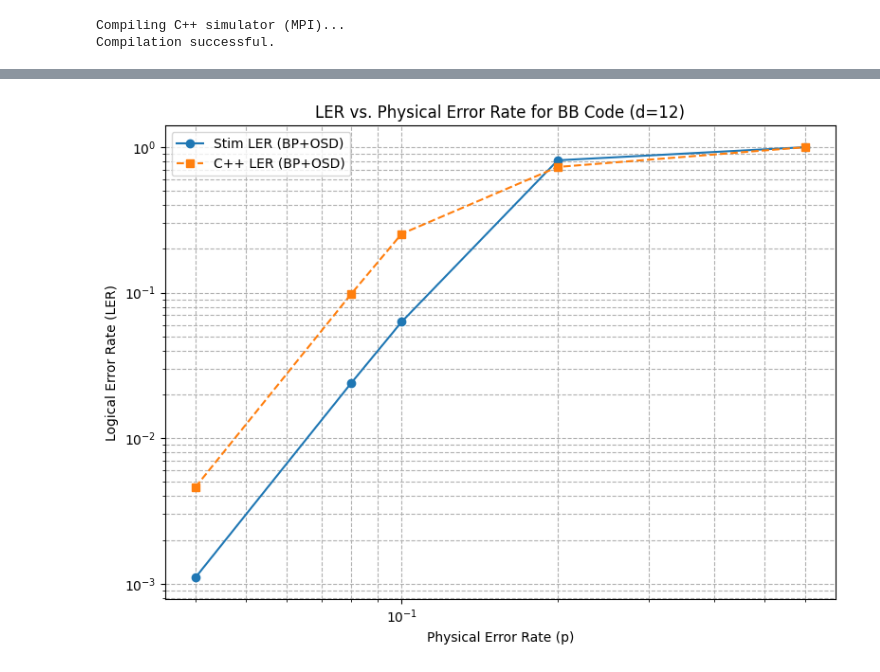
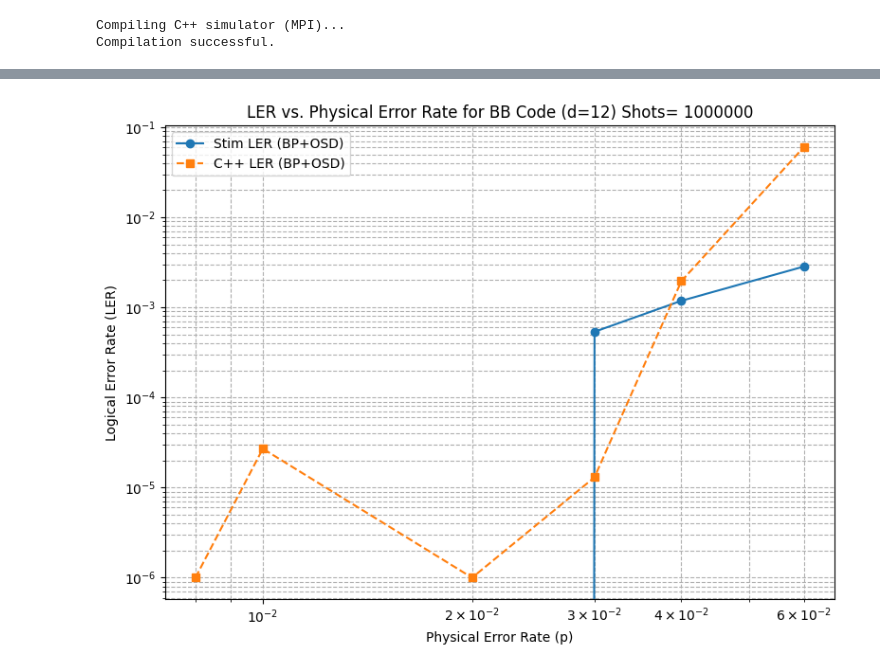
Before and after one commit to pnnl/NWQ-Sim, a Jupyter notebook: stabilizer/damping_work/qPLDC-circuits/tomas/bb_code_ler.ipynb, the cells around one changed output, grey strips where cells are left out. Drawn from its saved outputs; the diff is of its cells as text; code cells hidden in the pictures.

```diff
--- a/stabilizer/damping_work/qPLDC-circuits/tomas/bb_code_ler.ipynb
+++ b/stabilizer/damping_work/qPLDC-circuits/tomas/bb_code_ler.ipynb
@@ -105,13 +105,13 @@ Compilation successful.
 circuit = "bicycle_bivariate_144_12_12_memory_Z"
 distance = 12
 rounds = 12
-SHOTS = 50000000
+SHOTS = 1000000
 # %%
 #Parameters
 tasks = []
 T1 = 10 ** -4
 T2 = 10 ** -4
-tau = np.array([4*10**-7, 6*10**-7, 8*10**-7, 9*10**-7, 10**-6, 1.5*10**-6, 2*10**-6, 4*10**-6, 6*10**-6])
+tau = np.array([8*10**-7, 10**-6, 2*10**-6, 3*10**-6, 4*10**-6, 6*10**-6])
 lam = 1/T2 - 1/(2*T1)
 p_amp = 1 - np.exp(-tau/T1)
 p_phase = 1 - np.exp(-lam*tau)
@@ -178,9 +178,9 @@ def run_stim_experiment(tasks, shots):
             max_errors=100,
             custom_decoders={
                 'bposd': BPOSD(
-                    max_iter=200,
+                    max_iter=1000,
                     bp_method="ms",
-                    osd_order=2,
+                    osd_order=10,
                     osd_method="osd_cs"
                 )
             },
@@ -190,11 +190,25 @@ def run_stim_experiment(tasks, shots):
         stat = collected_stats[0]
         stim_ler = stat.errors / stat.shots if stat.shots > 0 else 0.0
         stim_lers.append(stim_ler)
-        print(f"Stim LER: {stim_ler:.4f}, Sim+Decoding Time: {stim_time:.4f}s")
+        print(f"Stim LER: {stim_ler}, Sim+Decoding Time: {stim_time:}s")
     return stim_lers
 
 # --- Run Stim-only experiment ---
 stim_logical_error_rates = run_stim_experiment(tasks, SHOTS)
 print("\nStim complete.")
 print("Stim LERs:", stim_logical_error_rates)
+
+try:
+    results_dir = "./results"
+    p_amp_arr = 1 - np.exp(-tau / T1)
+    lam = 1 / T2 - 1 / (2 * T1)
+    p_phase_arr = 1 - np.exp(-lam * tau)
+    stim_results_path = os.path.join(results_dir, f"stim_bposd_results_d{distance}_shots{SHOTS}.txt")
+    with open(stim_results_path, "w") as f:
+        f.write("# tau\tp_amp\tp_phase\tstim_ler\n")
+        for ta, pa, pp, ler in zip(tau, p_amp_arr, p_phase_arr, stim_logical_error_rates):
+            f.write(f"{ta}\t{pa}\t{pp}\t{ler}\n")
+    print(f"Saved Stim (BP+OSD) results to {stim_results_path}")
+except Exception as e:
+    print("Failed to save Stim results:", e)
 # %% [output]
@@ -371,17 +413,17 @@ C++ LERs: [0.0046, 0.0984, 0.2538, 0.7312, 0.9995]
 # %%
 # --- Plotting Results ---
 plt.figure(figsize=(8, 6))
 
 plt.plot(tau/T1, stim_logical_error_rates, 'o-', label='Stim LER (BP+OSD)')
 plt.plot(tau/T1, cpp_logical_error_rates, 's--', label='C++ LER (BP+OSD)')
 plt.xlabel("Physical Error Rate (p)")
 plt.ylabel("Logical Error Rate (LER)")
-plt.title(f"LER vs. Physical Error Rate for BB Code (d={distance})")
+plt.title(f"LER vs. Physical Error Rate for BB Code (d={distance}) Shots= {SHOTS}")
 plt.xscale('log')
 plt.yscale('log')
 plt.grid(True, which="both", ls="--")
 plt.legend()
 plt.tight_layout()
 plt.show()
 # %% [output]
-[figure, old version]
+[figure, new version]
```
Also changed, not shown: parts of 6 cells of this notebook, 12 other files.
